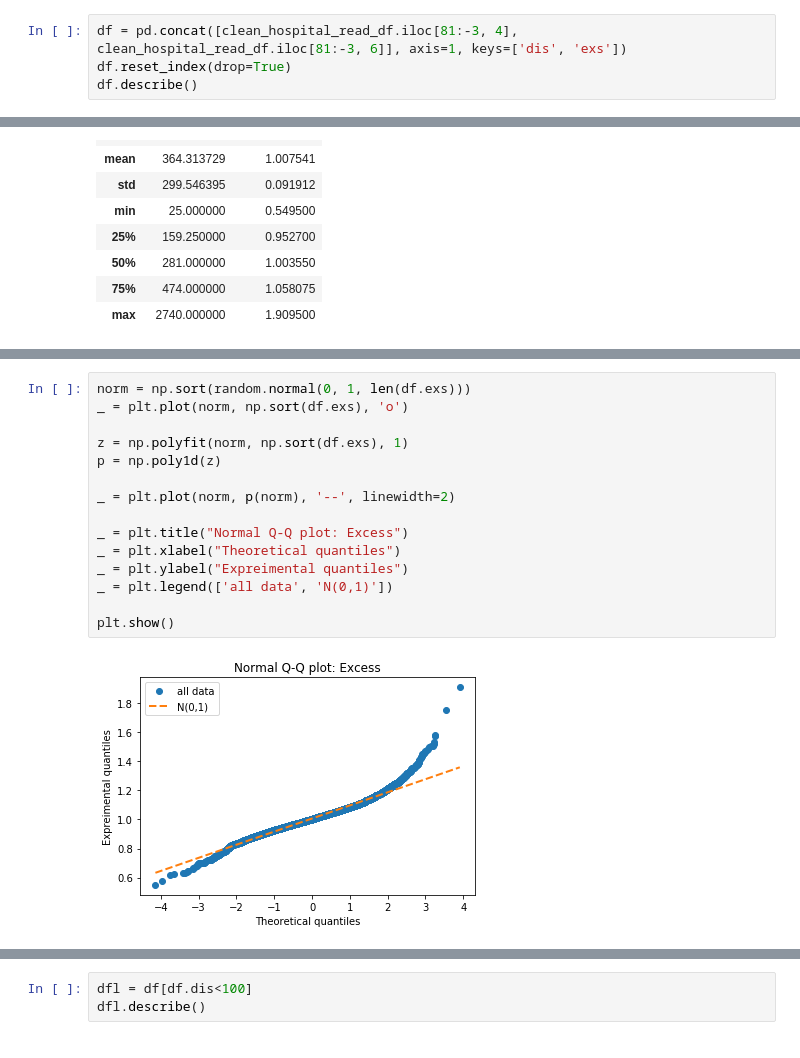
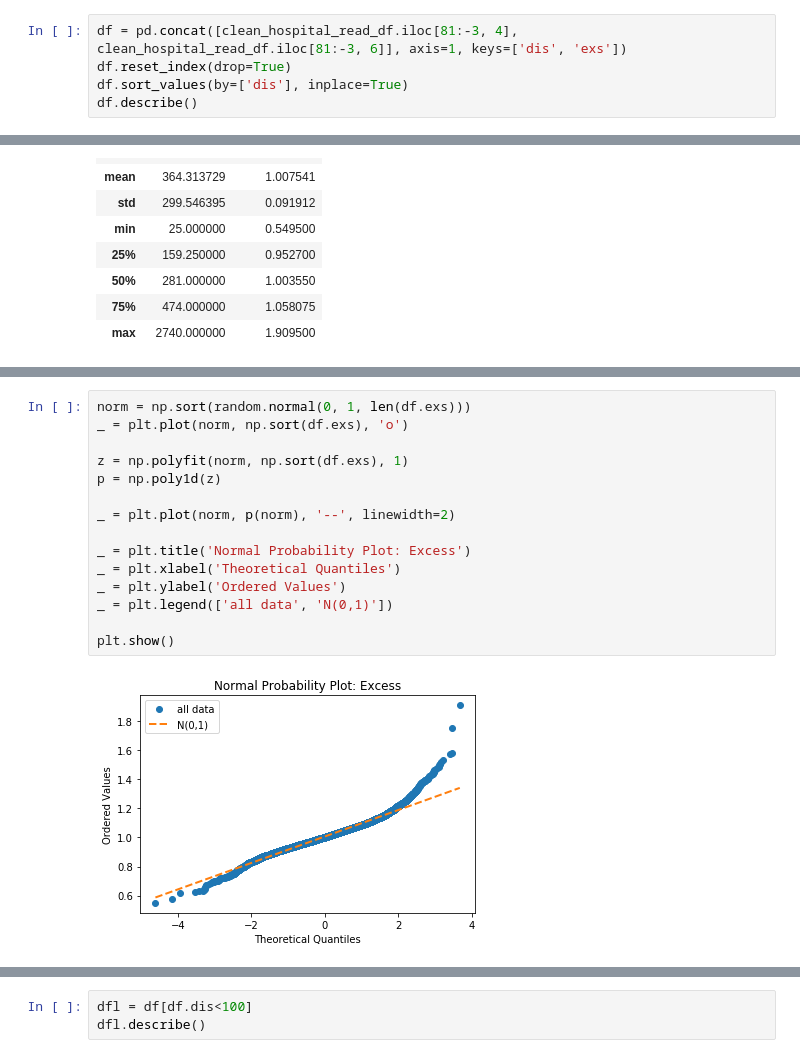
Before and after one commit to bpgpharma/hospital_readmit, a Jupyter notebook: hospital_readmit/sliderule_dsi_inferential_statistics_exercise_3.ipynb, the cells around one changed output, grey strips where cells are left out. Saved outputs shown, nothing was run; the diff lists cells and outputs as text.

```diff
--- a/hospital_readmit/sliderule_dsi_inferential_statistics_exercise_3.ipynb
+++ b/hospital_readmit/sliderule_dsi_inferential_statistics_exercise_3.ipynb
@@ -118,6 +154,7 @@ You can compose in notebook cells using Markdown:
 # %%
 df = pd.concat([clean_hospital_read_df.iloc[81:-3, 4], clean_hospital_read_df.iloc[81:-3, 6]], axis=1, keys=['dis', 'exs'])
 df.reset_index(drop=True)
+df.sort_values(by=['dis'], inplace=True)
 df.describe()
 # %% [output]
 |  | dis | exs |
@@ -132,17 +232,17 @@ df.describe()
 # %%
 norm = np.sort(random.normal(0, 1, len(df.exs)))
 _ = plt.plot(norm, np.sort(df.exs), 'o')
 
 z = np.polyfit(norm, np.sort(df.exs), 1)
 p = np.poly1d(z)
 
 _ = plt.plot(norm, p(norm), '--', linewidth=2)
 
-_ = plt.title("Normal Q-Q plot: Excess")
-_ = plt.xlabel("Theoretical quantiles")
-_ = plt.ylabel("Expreimental quantiles")
+_ = plt.title('Normal Probability Plot: Excess')
+_ = plt.xlabel('Theoretical Quantiles')
+_ = plt.ylabel('Ordered Values')
 _ = plt.legend(['all data', 'N(0,1)'])
 
 plt.show()
 # %% [output]
-[figure, old version]
+[figure, new version]
```
Also changed, not shown: parts of 51 cells of this notebook.
